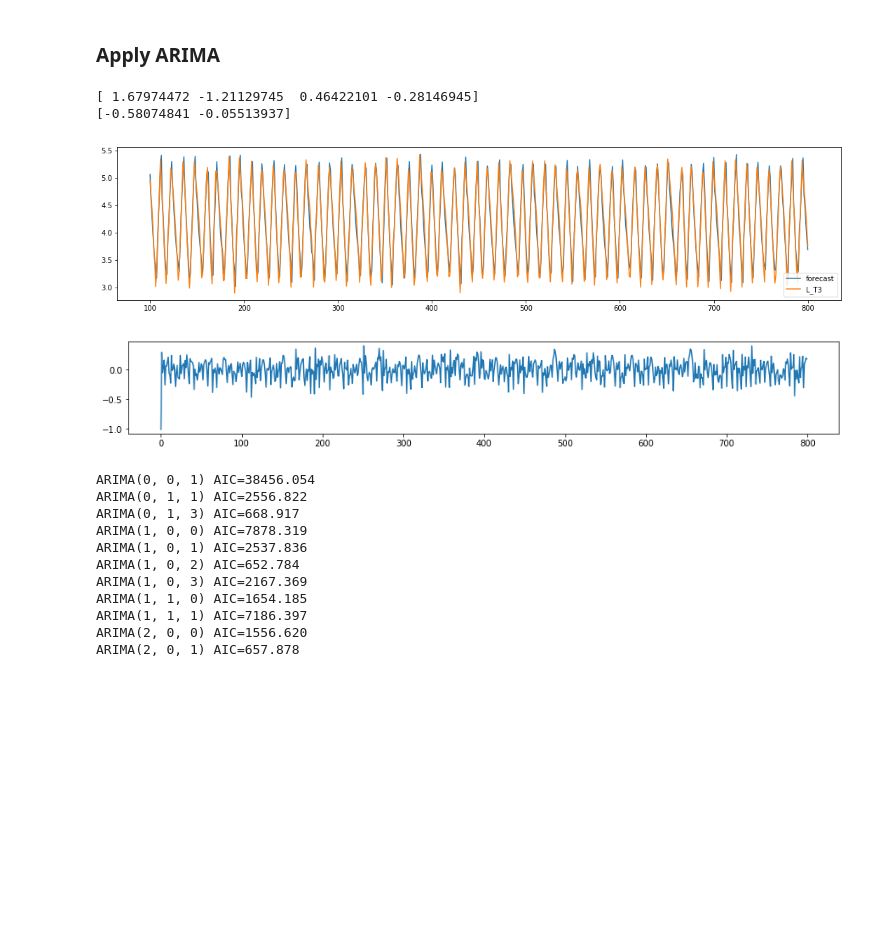
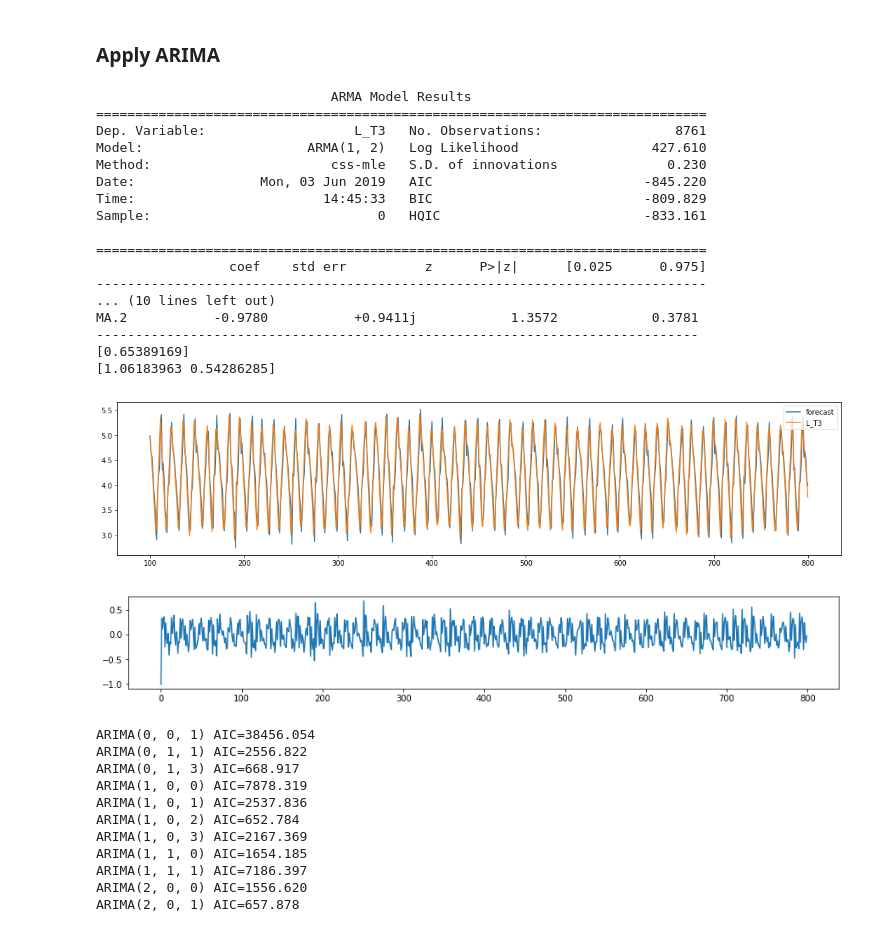
Before and after one commit to sirpandemona/CDA, a Jupyter notebook: Exercise 2/ARMA.ipynb, the cells around one changed output. Drawn from its saved outputs; the diff is of its cells as text; code cells hidden in the pictures; blank space fills up the shorter version.

Commit message:
Revert "Added ARMA anomaly detection"
This reverts commit 61853cd606985f0f4980d7d05d9b48648a5f95fe.

```diff
--- a/Exercise 2/ARMA.ipynb
+++ b/Exercise 2/ARMA.ipynb
@@ -59,26 +57,41 @@ fig = sm.graphics.tsa.plot_pacf(df_1['L_T1'], lags=40, ax=ax2)
 # %% [markdown]
 ### Apply ARIMA
 # %%
-model = ARIMA(df_1['L_T3'], order=(4,0,2))
+model = ARIMA(df_1['L_T3'], order=(1,0,2))
 model_fit = model.fit(disp=0)
-# print(model_fit.summary())
+print(model_fit.summary())
 print(model_fit.arparams)
 print(model_fit.maparams)
 
 # Actual vs Fitted
 fig = model_fit.plot_predict(dynamic=False, start=100, end=800)
 fig.set_size_inches(18.5, 4)
 plt.show()
 
 # Plot residual
 plt.figure(figsize=(15,2))
 plt.plot(model_fit.resid[0:800])
 plt.show()
 # %% [output]
-[ 1.67974472 -1.21129745  0.46422101 -0.28146945]
-[-0.58074841 -0.05513937]
+                              ARMA Model Results
+==============================================================================
+Dep. Variable:                   L_T3   No. Observations:                 8761
+Model:                     ARMA(1, 2)   Log Likelihood                 427.610
+Method:                       css-mle   S.D. of innovations              0.230
+Date:                Mon, 03 Jun 2019   AIC                           -845.220
+Time:                        14:45:33   BIC                           -809.829
+Sample:                             0   HQIC                          -833.161
+
+==============================================================================
+                 coef    std err          z      P>|z|      [0.025      0.975]
+------------------------------------------------------------------------------
+... (10 lines left out)
+MA.2           -0.9780           +0.9411j            1.3572            0.3781
+-----------------------------------------------------------------------------
+[0.65389169]
+[1.06183963 0.54286285]
-[figure, old version]
+[figure, new version]
-[figure, old version]
+[figure, new version]
 # %%
 def grid_search(data):
     best_order = None
```
Also changed, not shown: parts of 5 cells of this notebook.
